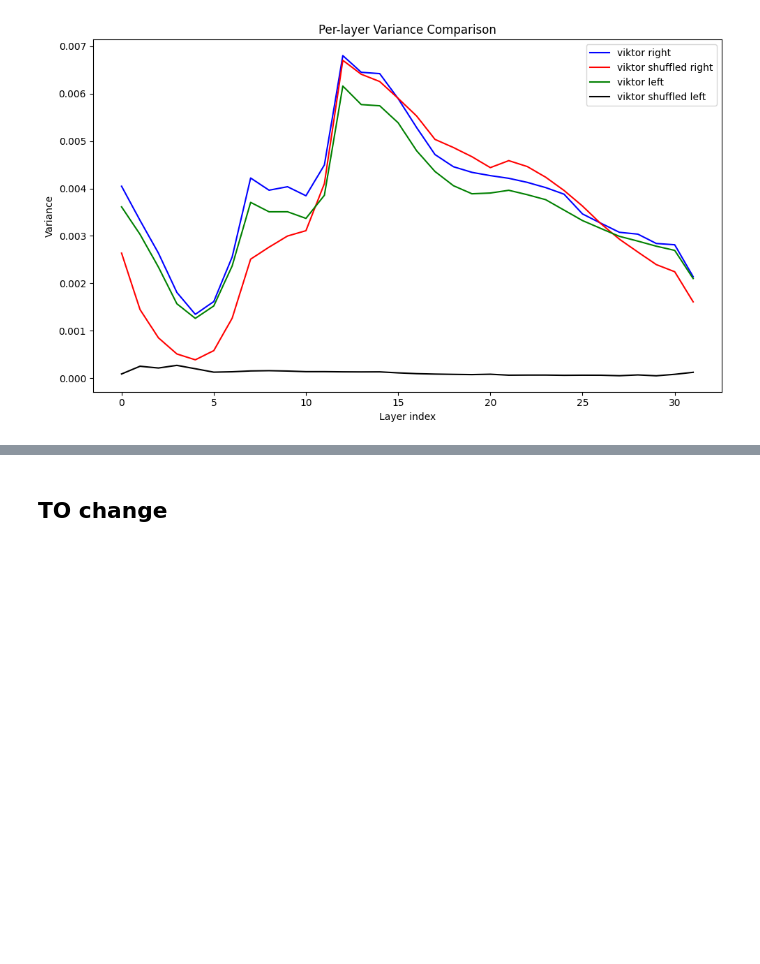
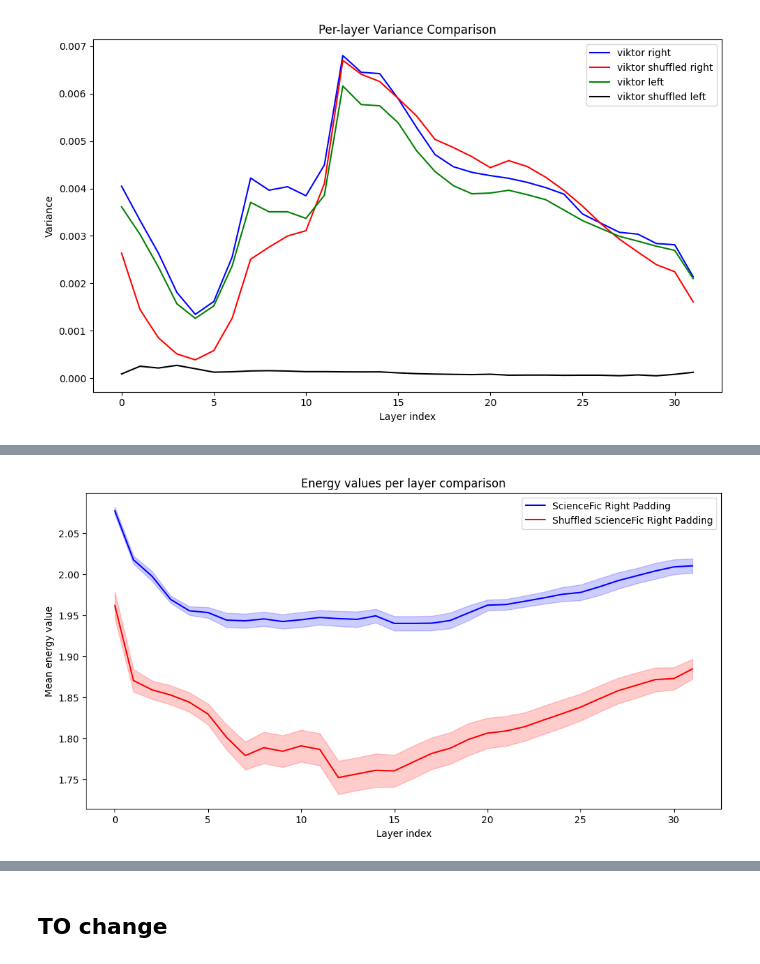
Before and after one commit to joaocnvdias/mech-i-coherence, a Jupyter notebook: vector-fields/development/layer-plot.ipynb, the cells around one changed output, grey strips where cells are left out. Saved outputs shown, nothing was run; the diff lists cells and outputs as text; code cells hidden in the pictures; blank space fills up the shorter version.

```diff
--- a/vector-fields/development/layer-plot.ipynb
+++ b/vector-fields/development/layer-plot.ipynb
@@ -539,0 +460,6 @@ plt.show()
+# %%
+tokenizer.padding_side = "right"
+
+sciencefic_model_inputs, sciencefic_ids, shuffled_sciencefic_ids = prompt_to_shuffled(prompt_type="generation", prompt_topic="sciencefic", tokenizer=tokenizer, terminators=terminators, device=device, rng=rng)
+sciencefic_energies_right = inference_loop(sciencefic_ids, sciencefic_model_inputs, tokenizer, shuffle = False, skip_tokens = False)
+shuffled_sciencefic_energies_right = inference_loop(shuffled_sciencefic_ids, sciencefic_model_inputs, tokenizer, shuffle = True, skip_tokens = False)
@@ -539,0 +476,8 @@ plt.show()
+# %%
+sciencefic_right = [
+    ("ScienceFic Right Padding", sciencefic_energies_right, "blue"),
+    ("Shuffled ScienceFic Right Padding", shuffled_sciencefic_energies_right, "red"),
+]
+mean_and_std_by_layer_plots(sciencefic_right)
+# %% [output]
+[figure, added]
```
Also changed, not shown: parts of 24 cells of this notebook.
